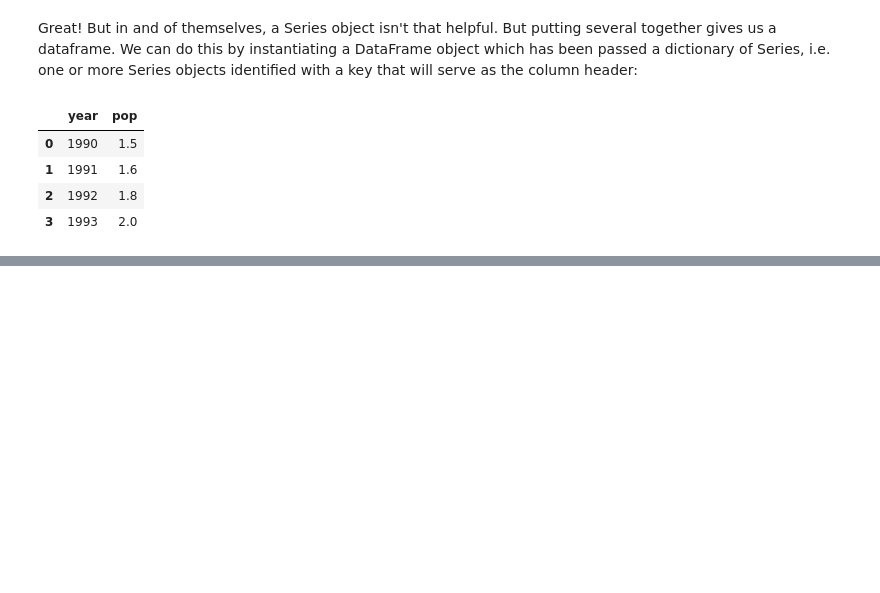
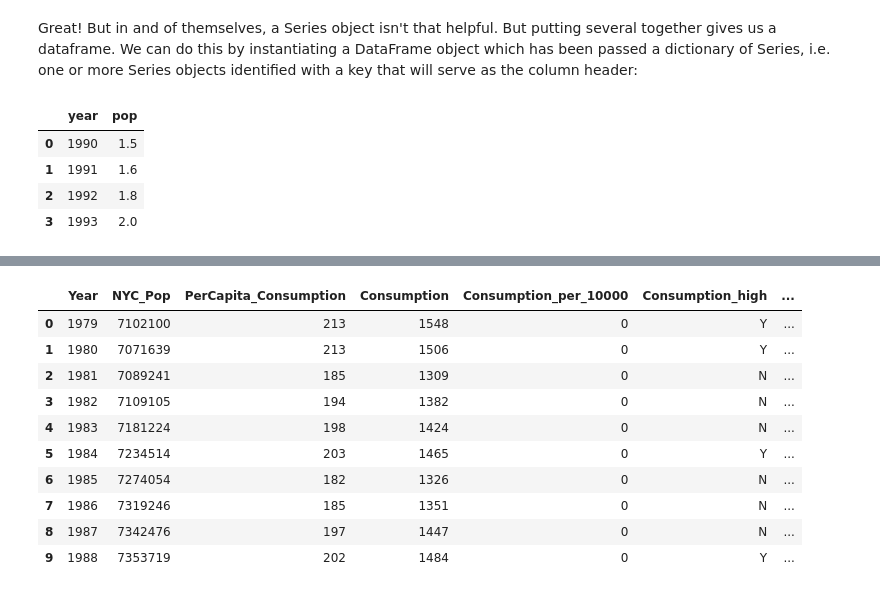
Before and after one commit to NYU-DataServices/startingpandas, a Jupyter notebook: session-notebook-complete.ipynb, the cells around one changed output, grey strips where cells are left out. Cells and saved outputs as stored; diff of their text form; code cells hidden in the pictures; blank space fills up the shorter version.

```diff
--- a/session-notebook-complete.ipynb
+++ b/session-notebook-complete.ipynb
@@ -212,0 +609,20 @@ dtype: float64
+# %%
+# Performing a join ("merge") with the year column;
+# we'll do a left-hand inner table join, meaning we will keep all records in the water consumption table (lefthand)
+# and only records that match from the right-hand table (the pop density). As it happens, there is a 1-1 match
+
+merged_df = pd.merge(nyc_water_consumption, nyc_pop_density, how="left", left_on="Year", right_on="pop_year")
+
+merged_df
+# %% [output]
+|  | Year | NYC_Pop | PerCapita_Consumption | Consumption | Consumption_per_10000 | Consumption_high | ... |
+| 0 | 1979 | 7102100 | 213 | 1548 | 0 | Y | ... |
+| 1 | 1980 | 7071639 | 213 | 1506 | 0 | Y | ... |
+| 2 | 1981 | 7089241 | 185 | 1309 | 0 | N | ... |
+| 3 | 1982 | 7109105 | 194 | 1382 | 0 | N | ... |
+| 4 | 1983 | 7181224 | 198 | 1424 | 0 | N | ... |
+| 5 | 1984 | 7234514 | 203 | 1465 | 0 | Y | ... |
+| 6 | 1985 | 7274054 | 182 | 1326 | 0 | N | ... |
+| 7 | 1986 | 7319246 | 185 | 1351 | 0 | N | ... |
+| 8 | 1987 | 7342476 | 197 | 1447 | 0 | N | ... |
+| 9 | 1988 | 7353719 | 202 | 1484 | 0 | Y | ... |
```
Also changed, not shown: parts of 59 cells of this notebook.
